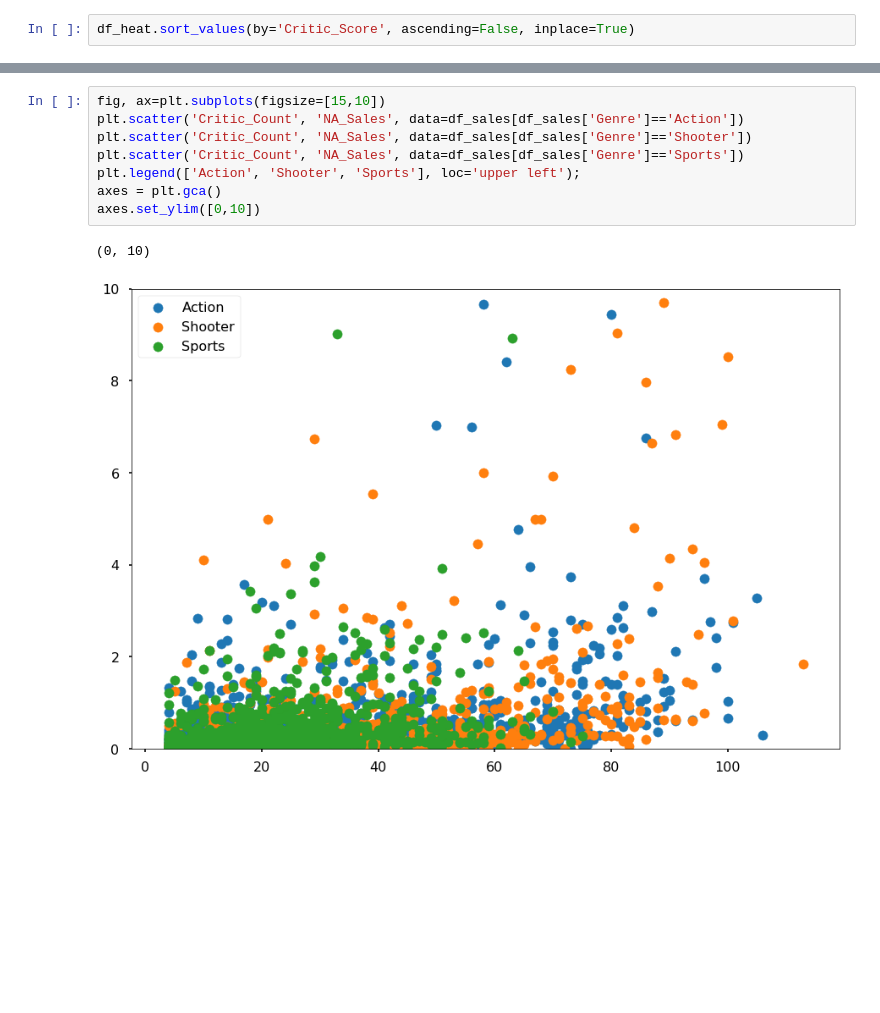
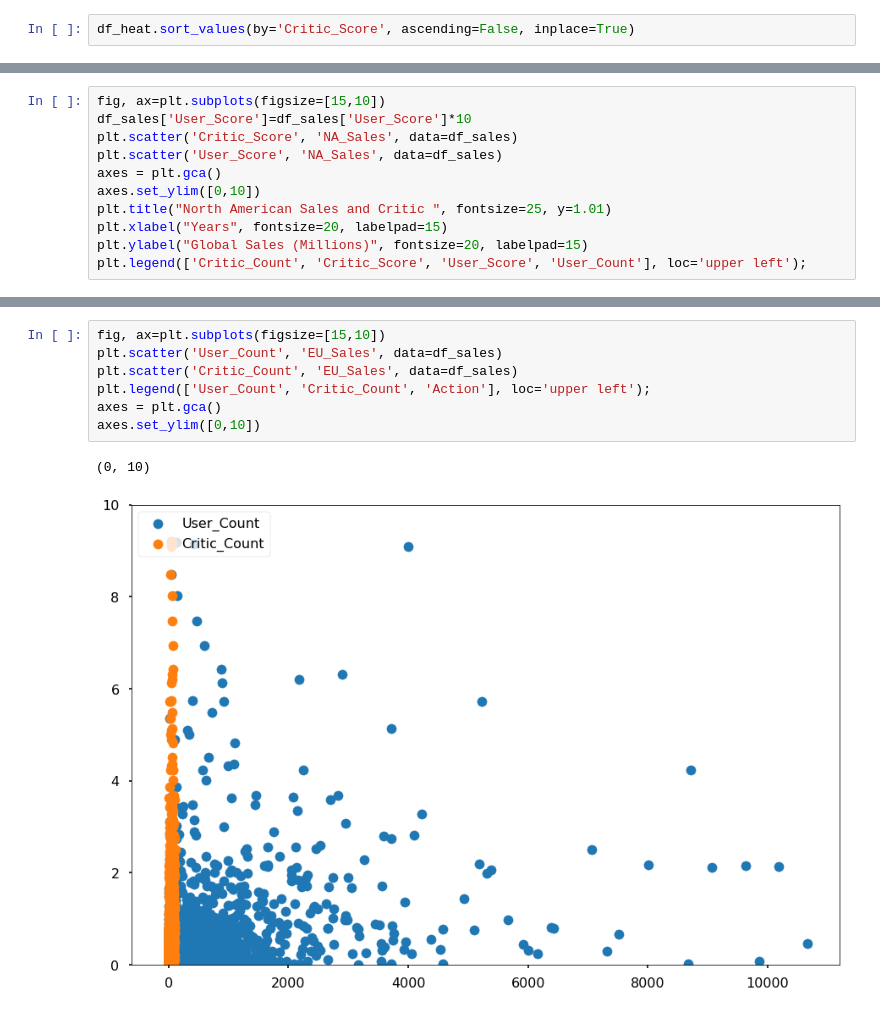
Before and after one commit to DarrellShih/Video-Game-Sales, a Jupyter notebook: VGSAles.ipynb, the cells around one changed output, grey strips where cells are left out. Cells and saved outputs as stored; diff of their text form; blank space fills up the shorter version.

```diff
--- a/VGSAles.ipynb
+++ b/VGSAles.ipynb
@@ -281,0 +327,11 @@ plt.legend(['Action', 'Shooter', 'Sports'], loc='upper left');
+# %%
+fig, ax=plt.subplots(figsize=[15,10])
+df_sales['User_Score']=df_sales['User_Score']*10
+plt.scatter('Critic_Score', 'NA_Sales', data=df_sales)
+plt.scatter('User_Score', 'NA_Sales', data=df_sales)
+axes = plt.gca()
+axes.set_ylim([0,10])
+plt.title("North American Sales and Critic ", fontsize=25, y=1.01)
+plt.xlabel("Years", fontsize=20, labelpad=15)
+plt.ylabel("Global Sales (Millions)", fontsize=20, labelpad=15)
+plt.legend(['Critic_Count', 'Critic_Score', 'User_Score', 'User_Count'], loc='upper left');
@@ -282,13 +340,12 @@ plt.legend(['Action', 'Shooter', 'Sports'], loc='upper left');
 # %%
 fig, ax=plt.subplots(figsize=[15,10])
-plt.scatter('Critic_Count', 'NA_Sales', data=df_sales[df_sales['Genre']=='Action'])
-plt.scatter('Critic_Count', 'NA_Sales', data=df_sales[df_sales['Genre']=='Shooter'])
-plt.scatter('Critic_Count', 'NA_Sales', data=df_sales[df_sales['Genre']=='Sports'])
-plt.legend(['Action', 'Shooter', 'Sports'], loc='upper left');
+plt.scatter('User_Count', 'EU_Sales', data=df_sales)
+plt.scatter('Critic_Count', 'EU_Sales', data=df_sales)
+plt.legend(['User_Count', 'Critic_Count', 'Action'], loc='upper left');
 axes = plt.gca()
 axes.set_ylim([0,10])
 # %% [output]
 (0, 10)
-[figure, old version]
+[figure, new version]
 # %%
 fig, ax=plt.subplots(figsize=[15,10])
```
Also changed, not shown: parts of 24 cells of this notebook.
